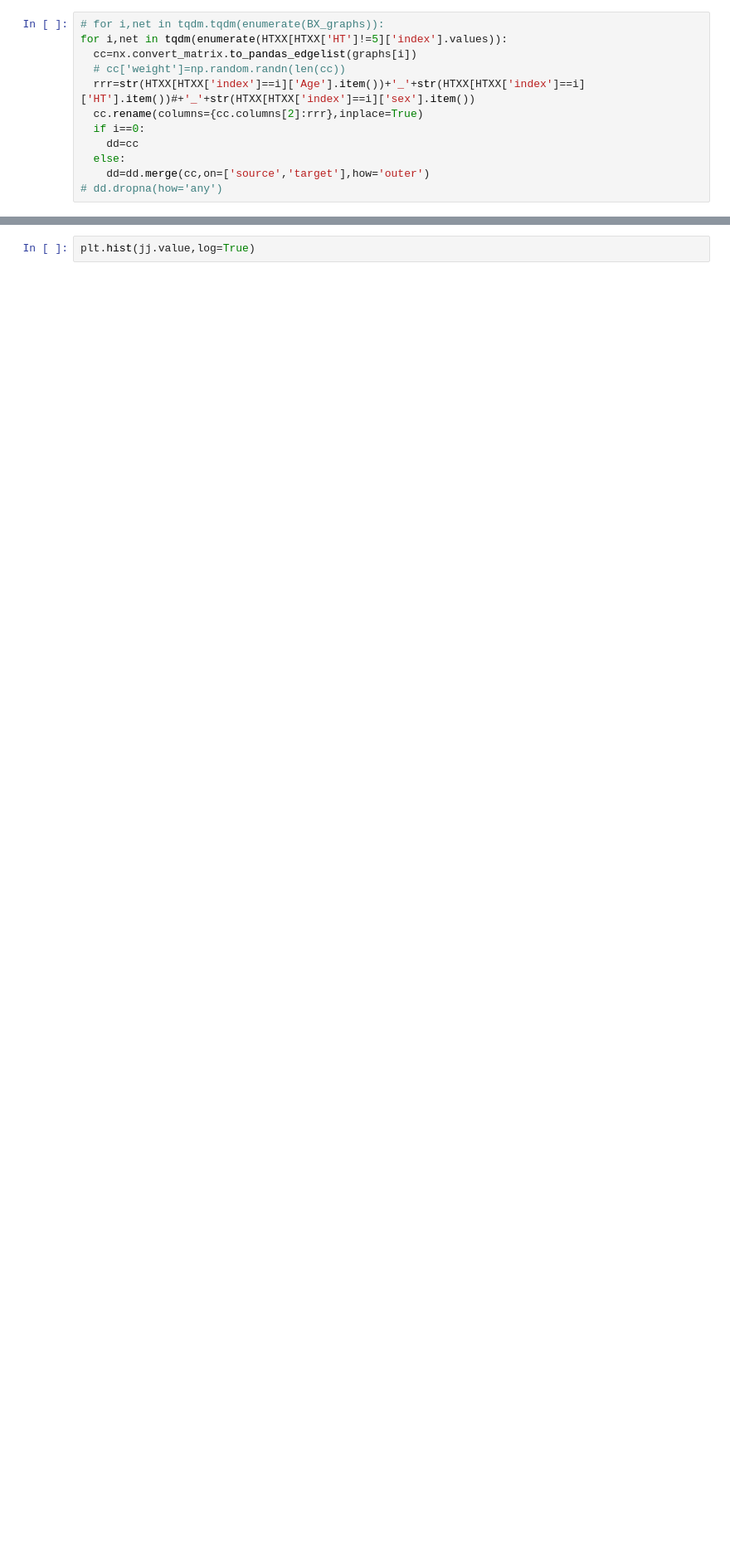
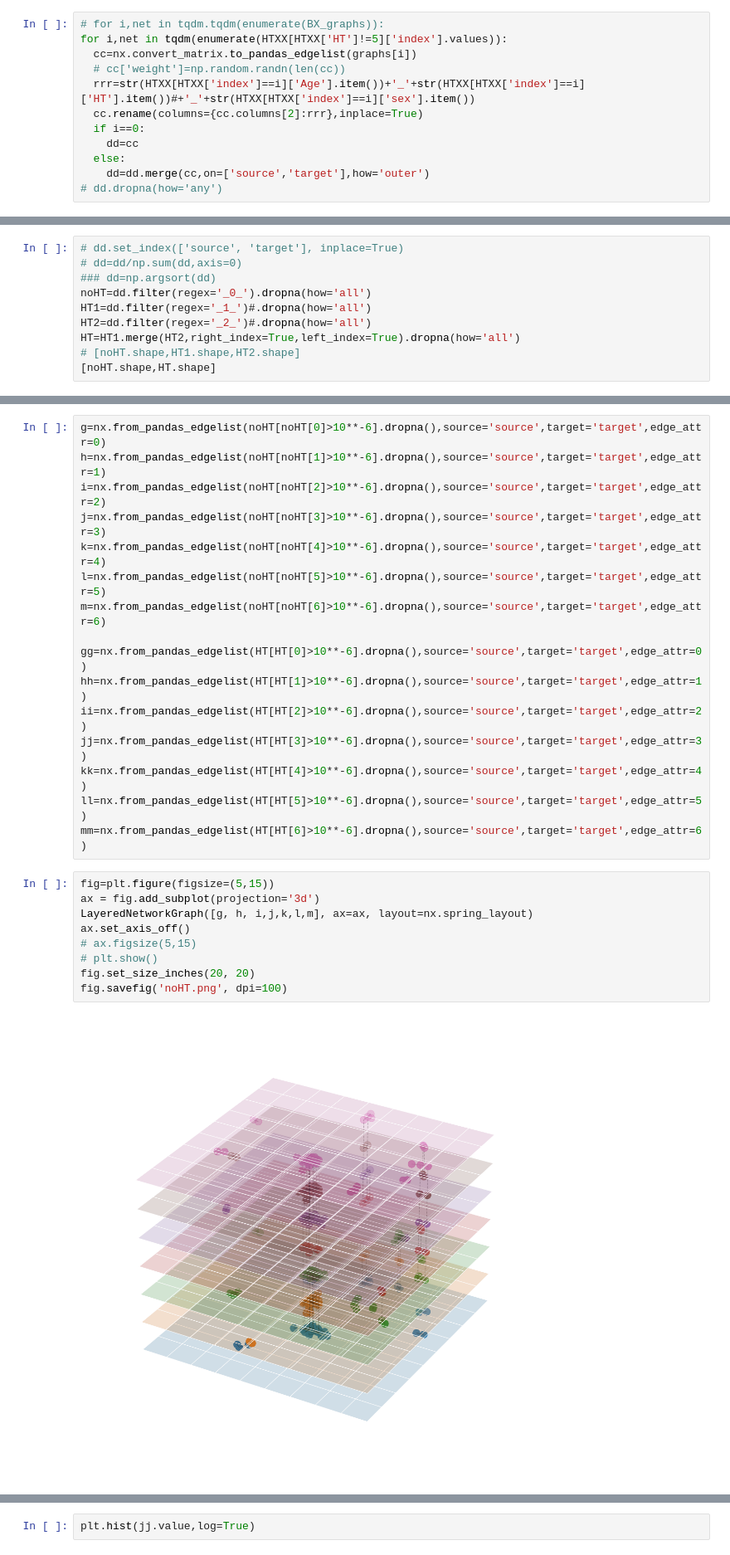
Before and after one commit to dcolinmorgan/gcn, a Jupyter notebook: gcn.ipynb, the cells around one changed output, grey strips where cells are left out. Shown at 83% size. Cells and saved outputs as stored; diff of their text form; blank space fills up the shorter version.

```diff
--- a/gcn.ipynb
+++ b/gcn.ipynb
@@ -346,0 +406,10 @@ HT2=dd.filter(regex='_2_').dropna(how='all')
+# %%
+# dd.set_index(['source', 'target'], inplace=True)
+# dd=dd/np.sum(dd,axis=0)
+### dd=np.argsort(dd)
+noHT=dd.filter(regex='_0_').dropna(how='all')
+HT1=dd.filter(regex='_1_')#.dropna(how='all')
+HT2=dd.filter(regex='_2_')#.dropna(how='all')
+HT=HT1.merge(HT2,right_index=True,left_index=True).dropna(how='all')
+# [noHT.shape,HT1.shape,HT2.shape]
+[noHT.shape,HT.shape]
@@ -346,0 +430,27 @@ HT2=dd.filter(regex='_2_').dropna(how='all')
+# %%
+g=nx.from_pandas_edgelist(noHT[noHT[0]>10**-6].dropna(),source='source',target='target',edge_attr=0)
+h=nx.from_pandas_edgelist(noHT[noHT[1]>10**-6].dropna(),source='source',target='target',edge_attr=1)
+i=nx.from_pandas_edgelist(noHT[noHT[2]>10**-6].dropna(),source='source',target='target',edge_attr=2)
+j=nx.from_pandas_edgelist(noHT[noHT[3]>10**-6].dropna(),source='source',target='target',edge_attr=3)
+k=nx.from_pandas_edgelist(noHT[noHT[4]>10**-6].dropna(),source='source',target='target',edge_attr=4)
+l=nx.from_pandas_edgelist(noHT[noHT[5]>10**-6].dropna(),source='source',target='target',edge_attr=5)
+m=nx.from_pandas_edgelist(noHT[noHT[6]>10**-6].dropna(),source='source',target='target',edge_attr=6)
+
+gg=nx.from_pandas_edgelist(HT[HT[0]>10**-6].dropna(),source='source',target='target',edge_attr=0)
+hh=nx.from_pandas_edgelist(HT[HT[1]>10**-6].dropna(),source='source',target='target',edge_attr=1)
+ii=nx.from_pandas_edgelist(HT[HT[2]>10**-6].dropna(),source='source',target='target',edge_attr=2)
+jj=nx.from_pandas_edgelist(HT[HT[3]>10**-6].dropna(),source='source',target='target',edge_attr=3)
+kk=nx.from_pandas_edgelist(HT[HT[4]>10**-6].dropna(),source='source',target='target',edge_attr=4)
+ll=nx.from_pandas_edgelist(HT[HT[5]>10**-6].dropna(),source='source',target='target',edge_attr=5)
+mm=nx.from_pandas_edgelist(HT[HT[6]>10**-6].dropna(),source='source',target='target',edge_attr=6)
+# %%
+fig=plt.figure(figsize=(5,15))
+ax = fig.add_subplot(projection='3d')
+LayeredNetworkGraph([g, h, i,j,k,l,m], ax=ax, layout=nx.spring_layout)
+ax.set_axis_off()
+# ax.figsize(5,15)
+# plt.show()
+fig.set_size_inches(20, 20)
+fig.savefig('noHT.png', dpi=100)
+# %% [output]
+[figure, added]
```
Also changed, not shown: parts of 71 cells of this notebook, 3 other files.
